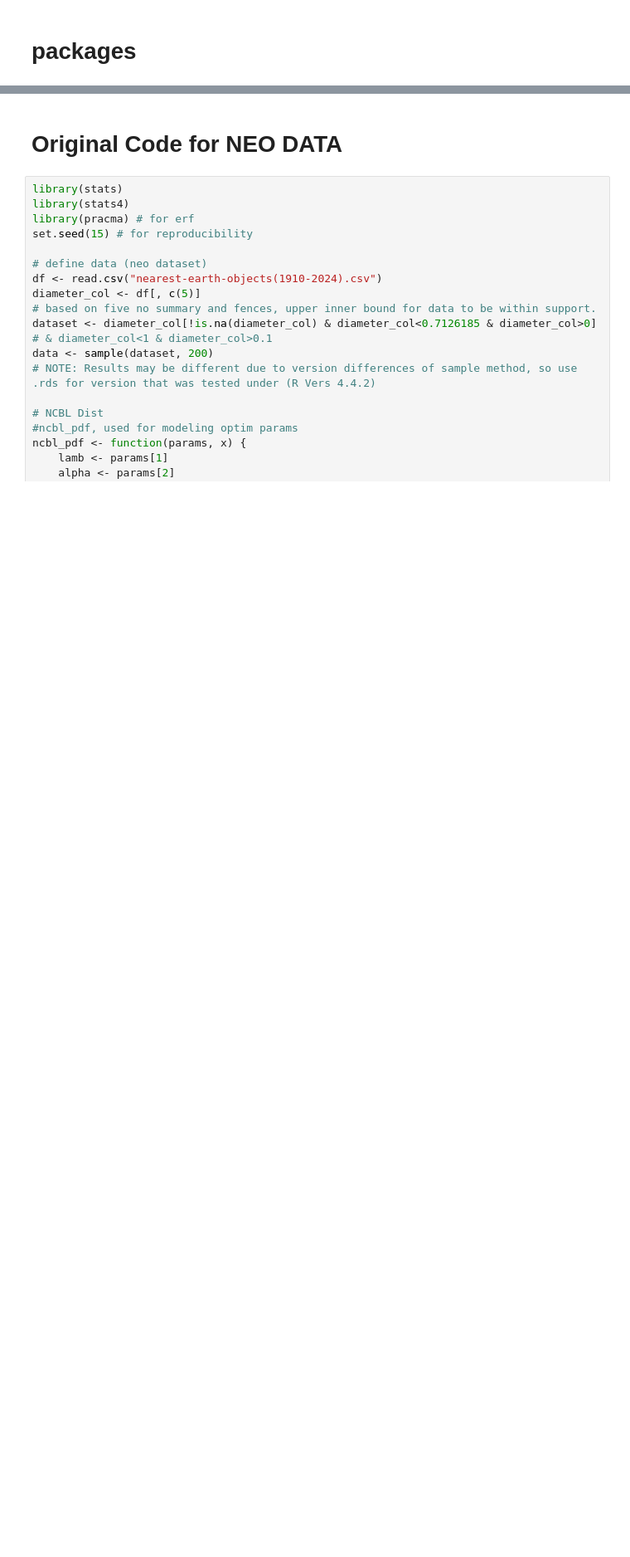
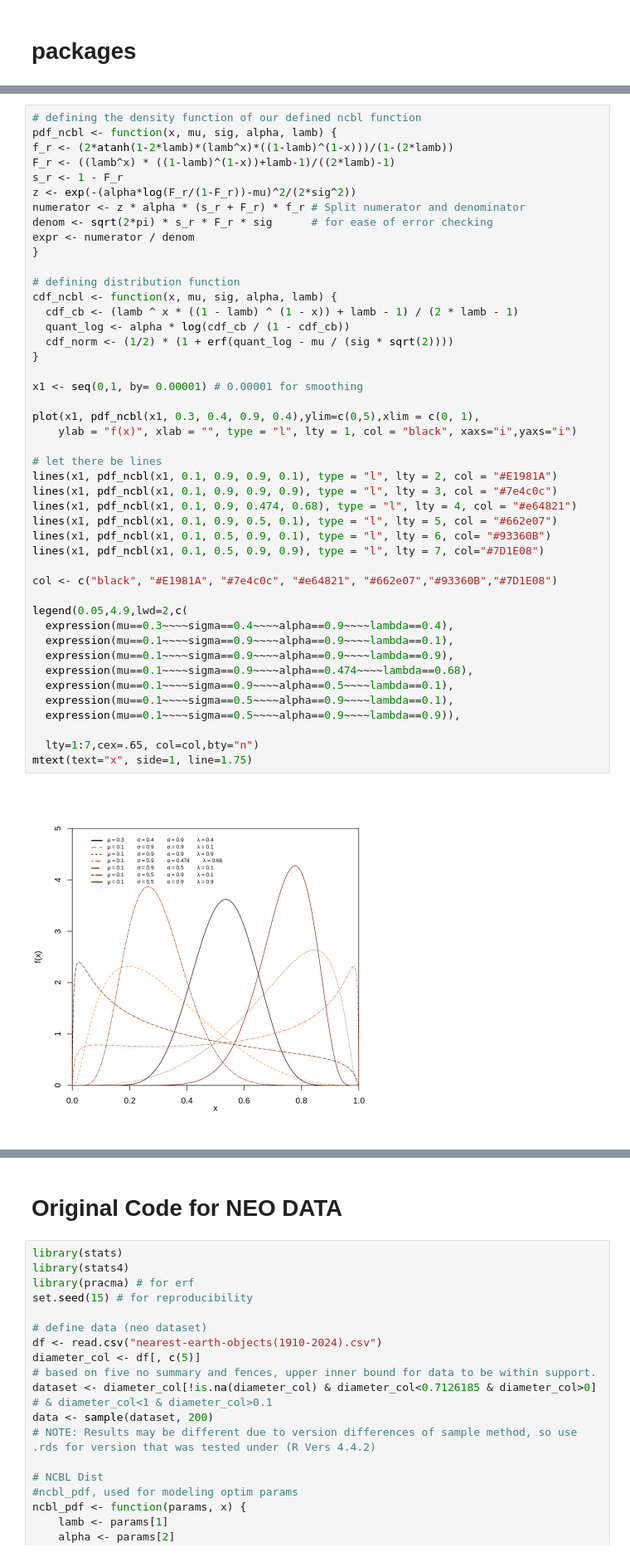
Before and after one commit to gnix22/Summer_Research_2024, a Jupyter notebook: supplementary_materials/ncbl_application_code.ipynb, the cells around one changed output, grey strips where cells are left out. Shown at 83% size. Saved outputs shown, nothing was run; the diff lists cells and outputs as text; blank space fills up the shorter version.

Commit message:
moved theoretical graphs to colab from local to calculate skew/kurt.

```diff
--- a/supplementary_materials/ncbl_application_code.ipynb
+++ b/supplementary_materials/ncbl_application_code.ipynb
@@ -12,0 +26,47 @@ Installing package into ‘/usr/local/lib/R/site-library’
+# %%
+# defining the density function of our defined ncbl function
+pdf_ncbl <- function(x, mu, sig, alpha, lamb) {
+f_r <- (2*atanh(1-2*lamb)*(lamb^x)*((1-lamb)^(1-x)))/(1-(2*lamb))
+F_r <- ((lamb^x) * ((1-lamb)^(1-x))+lamb-1)/((2*lamb)-1)
+s_r <- 1 - F_r
+z <- exp(-(alpha*log(F_r/(1-F_r))-mu)^2/(2*sig^2))
+numerator <- z * alpha * (s_r + F_r) * f_r # Split numerator and denominator
+denom <- sqrt(2*pi) * s_r * F_r * sig      # for ease of error checking
+expr <- numerator / denom
+}
+
+# defining distribution function
+cdf_ncbl <- function(x, mu, sig, alpha, lamb) {
+  cdf_cb <- (lamb ^ x * ((1 - lamb) ^ (1 - x)) + lamb - 1) / (2 * lamb - 1)
+  quant_log <- alpha * log(cdf_cb / (1 - cdf_cb))
+  cdf_norm <- (1/2) * (1 + erf(quant_log - mu / (sig * sqrt(2))))
+}
+
+x1 <- seq(0,1, by= 0.00001) # 0.00001 for smoothing
+
+plot(x1, pdf_ncbl(x1, 0.3, 0.4, 0.9, 0.4),ylim=c(0,5),xlim = c(0, 1),
+    ylab = "f(x)", xlab = "", type = "l", lty = 1, col = "black", xaxs="i",yaxs="i")
+
+# let there be lines
+lines(x1, pdf_ncbl(x1, 0.1, 0.9, 0.9, 0.1), type = "l", lty = 2, col = "#E1981A")
+lines(x1, pdf_ncbl(x1, 0.1, 0.9, 0.9, 0.9), type = "l", lty = 3, col = "#7e4c0c")
+lines(x1, pdf_ncbl(x1, 0.1, 0.9, 0.474, 0.68), type = "l", lty = 4, col = "#e64821")
+lines(x1, pdf_ncbl(x1, 0.1, 0.9, 0.5, 0.1), type = "l", lty = 5, col = "#662e07")
+lines(x1, pdf_ncbl(x1, 0.1, 0.5, 0.9, 0.1), type = "l", lty = 6, col= "#93360B")
+lines(x1, pdf_ncbl(x1, 0.1, 0.5, 0.9, 0.9), type = "l", lty = 7, col="#7D1E08")
+
+col <- c("black", "#E1981A", "#7e4c0c", "#e64821", "#662e07","#93360B","#7D1E08")
+
+legend(0.05,4.9,lwd=2,c(
+  expression(mu==0.3~~~~sigma==0.4~~~~alpha==0.9~~~~lambda==0.4),
+  expression(mu==0.1~~~~sigma==0.9~~~~alpha==0.9~~~~lambda==0.1),
+  expression(mu==0.1~~~~sigma==0.9~~~~alpha==0.9~~~~lambda==0.9),
+  expression(mu==0.1~~~~sigma==0.9~~~~alpha==0.474~~~~lambda==0.68),
+  expression(mu==0.1~~~~sigma==0.9~~~~alpha==0.5~~~~lambda==0.1),
+  expression(mu==0.1~~~~sigma==0.5~~~~alpha==0.9~~~~lambda==0.1),
+  expression(mu==0.1~~~~sigma==0.5~~~~alpha==0.9~~~~lambda==0.9)),
+
+  lty=1:7,cex=.65, col=col,bty="n")
+mtext(text="x", side=1, line=1.75)
+# %% [output]
+[figure, added]
```
Also changed, not shown: parts of 8 cells of this notebook.
